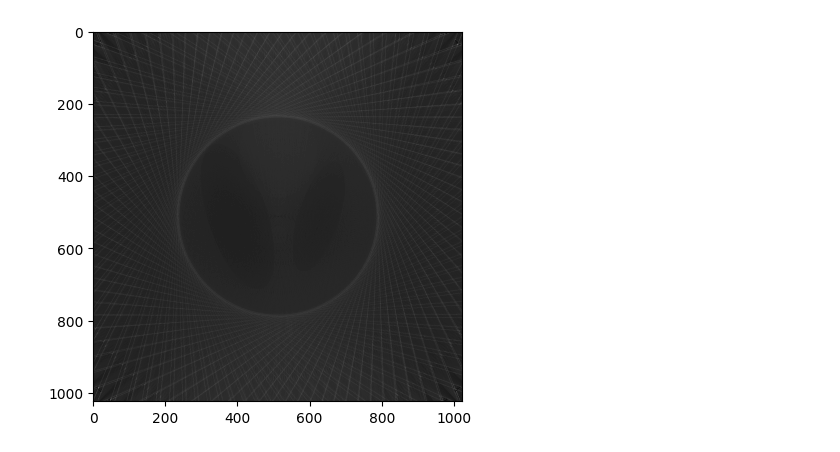
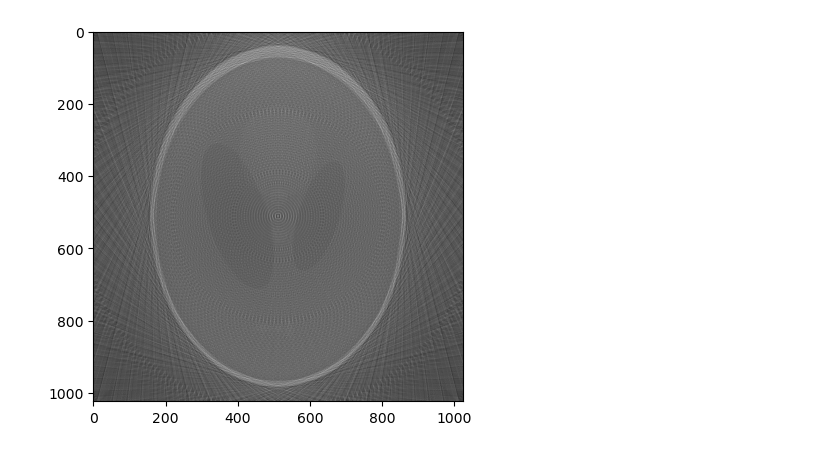
Before and after one commit to anras5/Tomograf, a Jupyter notebook: tomograf.ipynb, the cells around one changed output. Saved outputs shown, nothing was run; the diff lists cells and outputs as text; code cells hidden in the pictures.

```diff
--- a/tomograf.ipynb
+++ b/tomograf.ipynb
@@ -9,7 +9,7 @@ from skimage import color
 # Stałe - w końcowym rozwiązaniu trzeba będzie je wyliczyć na podstawie danego obrazka albo dać do ustawienia użytkownikowi
 INTERVAL = (360 / 90) * np.pi / 180  # Co jaki kąt przesuwany jest emitter po okręgu
 DETECTORS_NUMBER = 150  # liczba detektorów
-EXTENT = 90 * np.pi / 180  # jaka jest rozpiętość kątowa detectors
+EXTENT = 170 * np.pi / 180  # jaka jest rozpiętość kątowa detectors
 # %%
 sinogram = np.zeros((int(2 * np.pi / INTERVAL), DETECTORS_NUMBER))
 image = imread("./images/Shepp_logan.jpg")
@@ -58,30 +58,36 @@ plt.show()
 # %%
-sinogram = filter_h(sinogram)
+sinogram_f = filter_h(sinogram)
 result = np.zeros(image.shape)
 normalization_matrix = np.zeros(image.shape)
 # Wyznaczamy obraz końcowy na podstawie powstałego sinogramu
-for i in range(sinogram.shape[0]):
+for i in range(sinogram_f.shape[0]):
     emitter_coordinates = [int(X + R * np.cos(INTERVAL * i)), int(Y + R * np.sin(INTERVAL * i))]
-    for j in range(sinogram.shape[1]):
-        detector_angle = INTERVAL * i + np.pi - EXTENT / 2 + j * EXTENT / sinogram.shape[1]
+    for j in range(sinogram_f.shape[1]):
+        detector_angle = INTERVAL * i + np.pi - EXTENT / 2 + j * EXTENT / sinogram_f.shape[1]
         detector_coordinates = [int(X + R * np.cos(detector_angle)), int(Y + R * np.sin(detector_angle))]
 
         line_points = list(bresenham_algorithm(emitter_coordinates[0], emitter_coordinates[1],
                                            detector_coordinates[0], detector_coordinates[1]))
 
         for point in line_points:
             if 0 <= point[0] < image.shape[0] and 0 <= point[1] < image.shape[1]:
-                result[point[0]][point[1]] += sinogram[i][j]
+                result[point[0]][point[1]] += sinogram_f[i][j]
                 normalization_matrix[point[0]][point[1]] += 1
+
+sub_max = []
+for o in result:
+    sub_max.append(max(o))
+norm_max = max(sub_max)
 
 for x in range(result.shape[0]):
     for y in range(result.shape[1]):
         if normalization_matrix[x][y] != 0:
-            result[x][y] = result[x][y] / normalization_matrix[x][y]
+            # result[x][y] = result[x][y] / normalization_matrix[x][y]
+            result[x][y] = result[x][y] / norm_max
         else:
             result[x][y] = 0
 
 plt.imshow(result, cmap='gray')
 plt.show()
 # %% [output]
-[figure, old version]
+[figure, new version]
```
Also changed, not shown: parts of 1 cell of this notebook.
